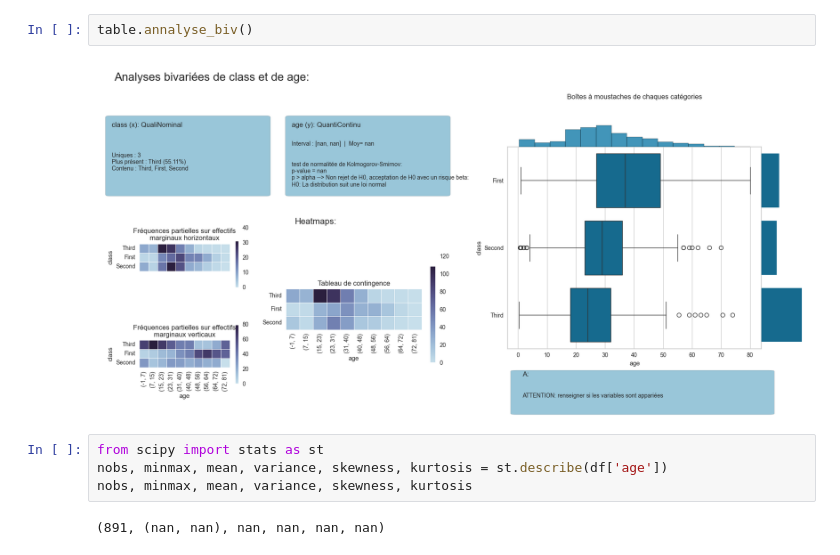
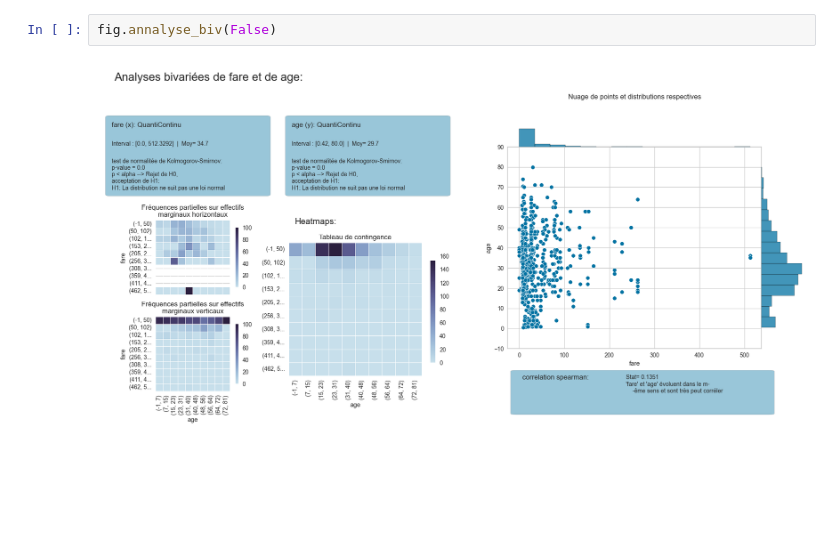
Before and after one commit to Theobernardon/Demo, a Jupyter notebook: Stat_bivar/DEMO.ipynb, the cells around one changed output. Saved outputs shown, nothing was run; the diff lists cells and outputs as text; blank space fills up the shorter version.

```diff
--- a/Stat_bivar/DEMO.ipynb
+++ b/Stat_bivar/DEMO.ipynb
@@ -71,10 +83,4 @@ test_anova_unidirectionel:
-# %%
-table.annalyse_biv()
-# %% [output]
-[figure, removed]
-# %%
-from scipy import stats as st
-nobs, minmax, mean, variance, skewness, kurtosis = st.describe(df['age'])
-nobs, minmax, mean, variance, skewness, kurtosis
-# %% [output]
-(891, (nan, nan), nan, nan, nan, nan)
+# %%
+fig.annalyse_biv(False)
+# %% [output]
+[figure, added]
```
Also changed, not shown: parts of 13 cells of this notebook, 2 other files.
